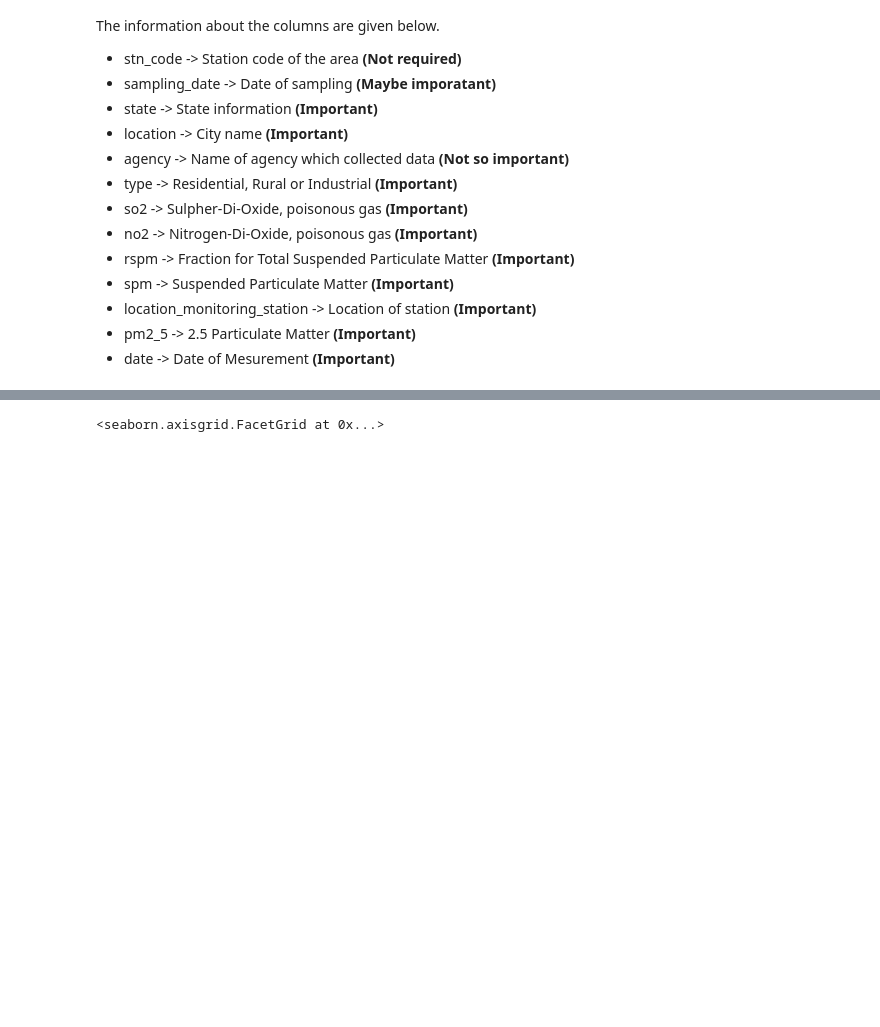
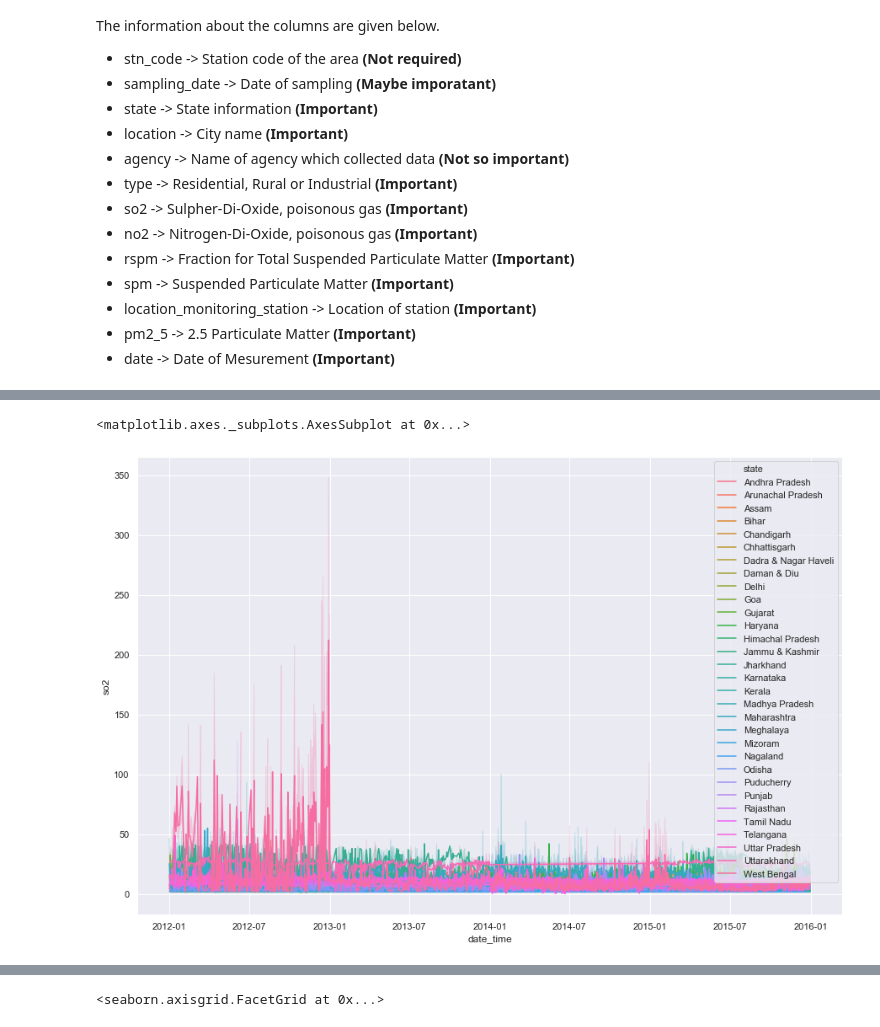
Before and after one commit to Rohan0401/AI4ClimateChange, a Jupyter notebook: India_Air_Pollution_Analysis.ipynb, the cells around one changed output, grey strips where cells are left out. Cells and saved outputs as stored; diff of their text form; code cells hidden in the pictures; blank space fills up the shorter version.

```diff
--- a/India_Air_Pollution_Analysis.ipynb
+++ b/India_Air_Pollution_Analysis.ipynb
@@ -85,0 +204,8 @@ plt.rcParams["figure.figsize"] = [20, 10]
+# %%
+# Plot the responses for different events and regions
+sns.lineplot(x="date_time", y="so2",
+            hue="state",# style="state",
+             data=air_pollution_data[air_pollution_data['year'] > 2011])
+# %% [output]
+<matplotlib.axes._subplots.AxesSubplot at 0x...>
+[figure, added]
```
Also changed, not shown: parts of 32 cells of this notebook, 1 other file.
